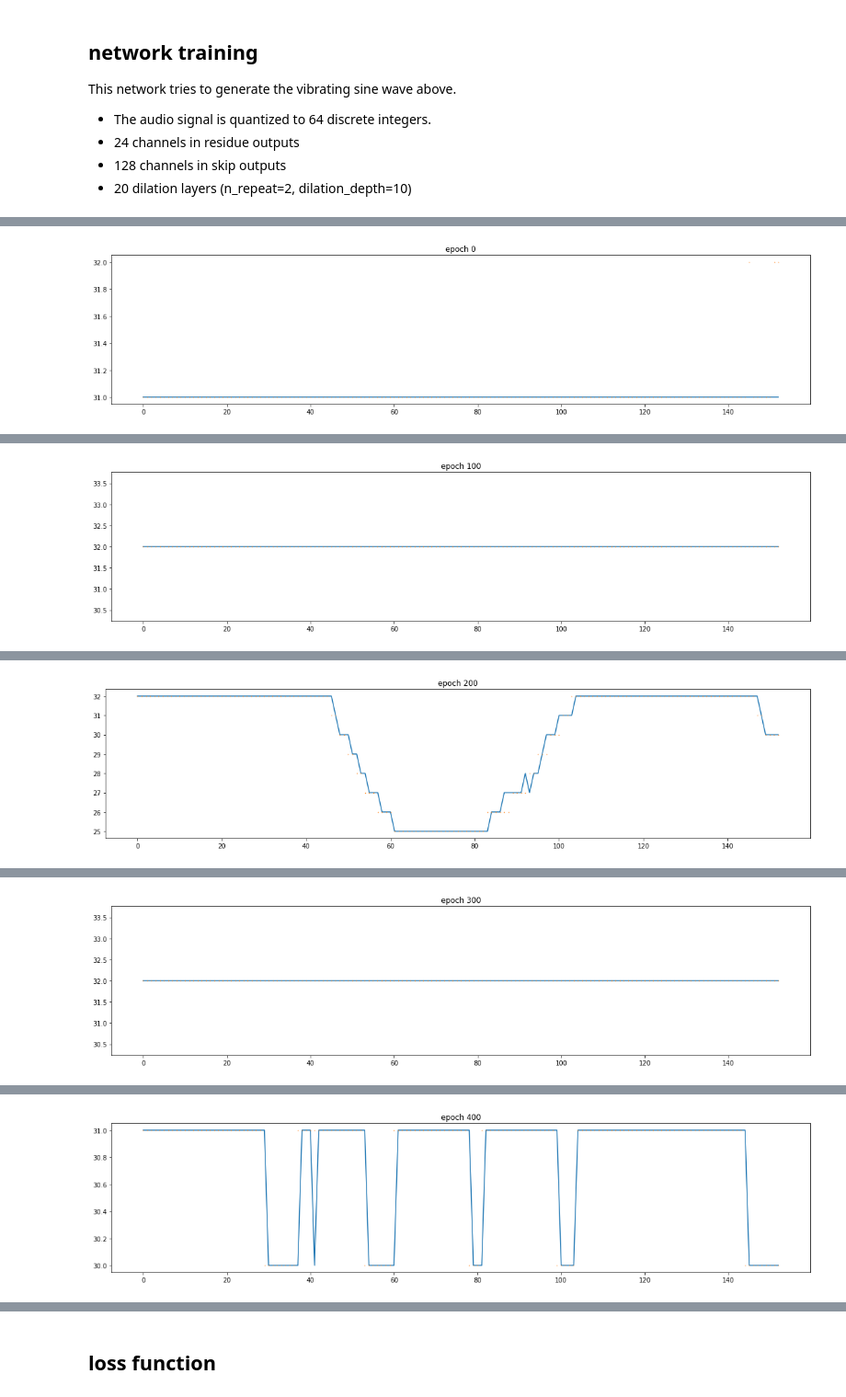
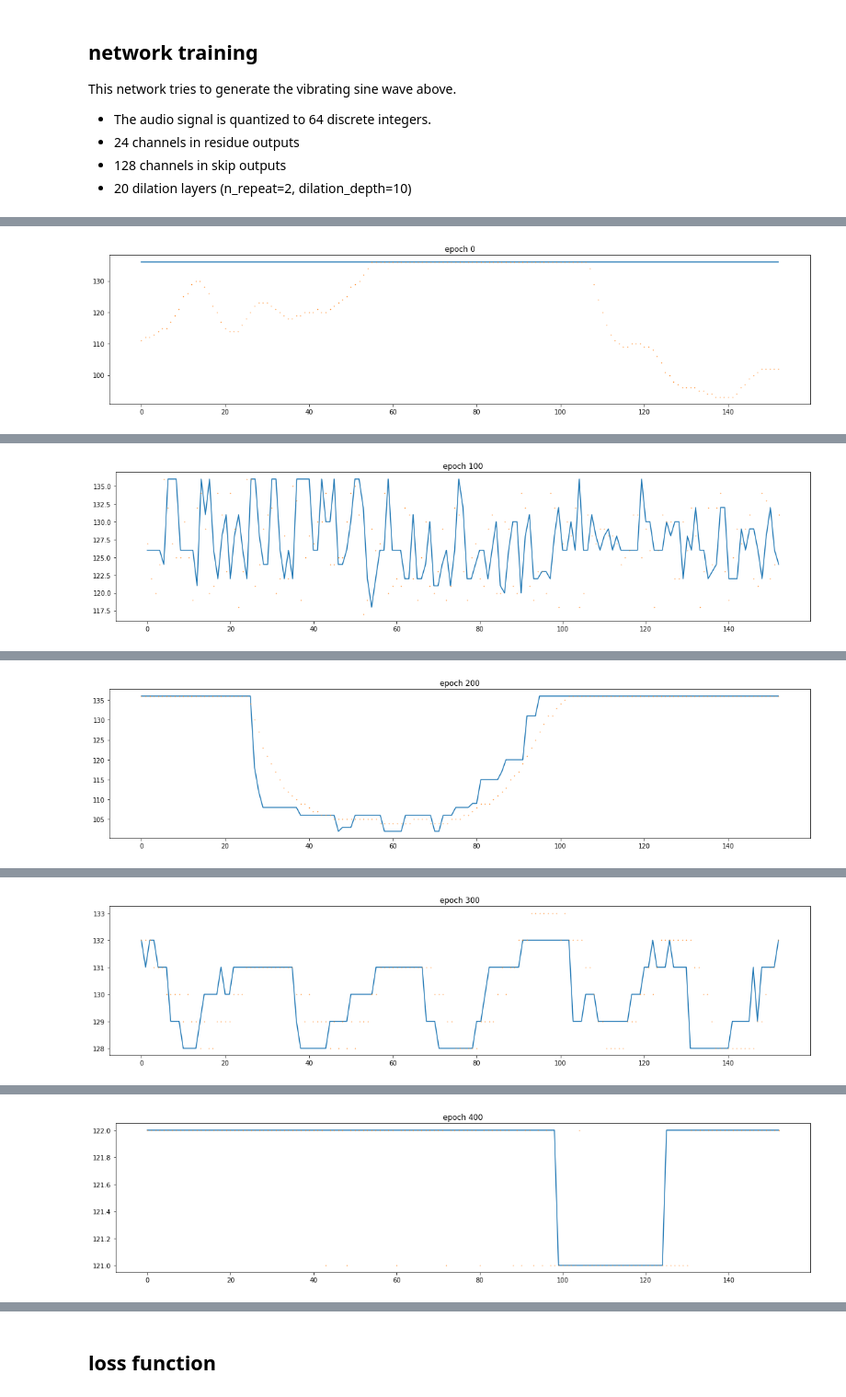
Before and after one commit to crazyoscarchang/pytorch-wavenet, a Jupyter notebook: wavenet.ipynb, the cells around one changed output, grey strips where cells are left out. Shown at 92% size. Drawn from its saved outputs; the diff is of its cells as text; code cells hidden in the pictures.

```diff
--- a/wavenet.ipynb
+++ b/wavenet.ipynb
@@ -231,6 +246,7 @@ def file_sample_generator(fname, seq_size, mu):
         sample = data[rand_start: rand_start + seq_size]
         yield Variable(torch.from_numpy(sample))
 
-sample_gen = file_sample_generator("data/clip.wav", 2200, 256)
-next(sample_gen)
+wavfile_name = "data/clip.wav"
+sample_gen = file_sample_generator(wavfile_name, 2200, 256)
+Audio(wavfile.read(wavfile_name)[1], rate=44000)
 # %% [output]
@@ -246,23 +254,23 @@ Variable containing:
 # %%
-net = WaveNet(mu=64,n_residue=24,n_skip=128,dilation_depth=10,n_repeat=2)
+net = WaveNet(mu=256,n_residue=24,n_skip=128,dilation_depth=10,n_repeat=2)
 net.cuda()
 optimizer = optim.Adam(net.parameters(),lr=0.01)
 # g = sine_generator(seq_size=2200,mu=64)
-g = file_sample_generator(fname="data/clip.wav", seq_size=2200, mu=64)
+g = file_sample_generator(fname=wavfile_name, seq_size=2200, mu=256)
 batch_size = 64
 
 loss_save = []
-max_epoch = 700
+max_epoch = 1500
 for epoch in range(max_epoch):
     optimizer.zero_grad()
     loss = 0
     for _ in range(batch_size):
         batch = next(g)
-        x = batch[:-1]
+        x = batch[:-5]
         logits = net(x)
         sz = logits.size(0)
         loss += nn.functional.cross_entropy(logits, batch[-sz:].cuda())
-    loss = loss/batch_size
+    loss = loss / batch_size
     loss.backward()
     optimizer.step()
     loss_save.append(loss.data[0])
@@ -272,9 +280,9 @@ for epoch in range(max_epoch):
         batch = next(g)
         logits = net(batch[:-1])
         _, i = logits.max(dim=1)
-        plt.figure(figsize=[16,4])
+        plt.figure(figsize=[16, 4])
         plt.plot(i.data.tolist())
-        plt.plot(batch.data.tolist()[sum(net.dilations)+1:],'.',ms=1)
+        plt.plot(batch.data.tolist()[sum(net.dilations) + 1:], '.', ms=1)
         plt.title('epoch {}'.format(epoch))
         plt.tight_layout()
         plt.show()
@@ -283 +291 @@ epoch 0, loss 3.9872756004333496
-[figure, old version]
+[figure, new version]
@@ -285 +293 @@ epoch 100, loss 0.22707538306713104
-[figure, old version]
+[figure, new version]
@@ -287 +295 @@ epoch 200, loss 0.15677602589130402
-[figure, old version]
+[figure, new version]
@@ -289 +297 @@ epoch 300, loss 0.13869708776474
-[figure, old version]
+[figure, new version]
@@ -291 +299 @@ epoch 400, loss 0.11826159060001373
-[figure, old version]
+[figure, new version]
```
Also changed, not shown: parts of 18 cells of this notebook.
